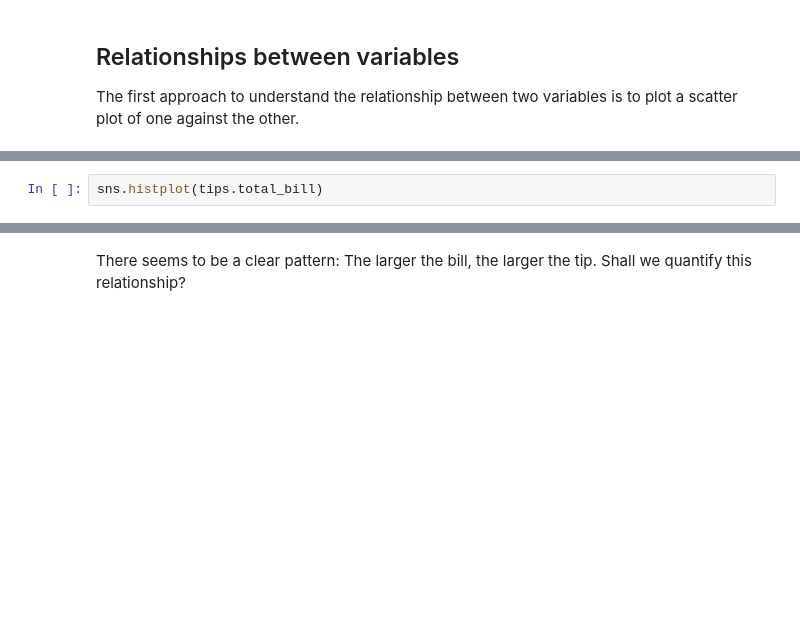
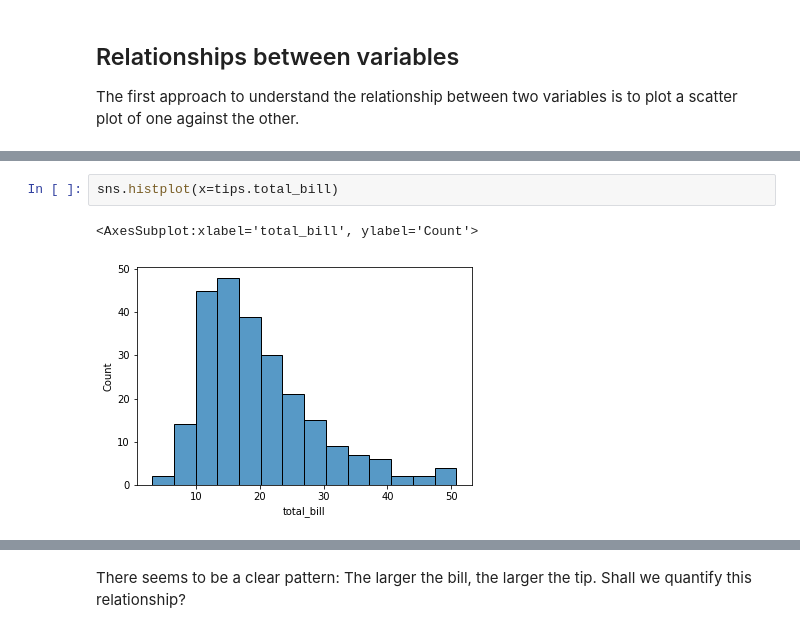
Before and after one commit to Ironhack-Data-Madrid-Agosto-2021/classroom-materials, a Jupyter notebook: week_05/03-intro-statistics.ipynb, the cells around one changed output, grey strips where cells are left out. Saved outputs shown, nothing was run; the diff lists cells and outputs as text; blank space fills up the shorter version.

```diff
--- a/week_05/03-intro-statistics.ipynb
+++ b/week_05/03-intro-statistics.ipynb
@@ -528,2 +710,5 @@ tips.head()
 # %%
-sns.histplot(tips.total_bill)
+sns.histplot(x=tips.total_bill)
+# %% [output]
+<AxesSubplot:xlabel='total_bill', ylabel='Count'>
+[figure, added]
```
Also changed, not shown: parts of 99 cells of this notebook.
